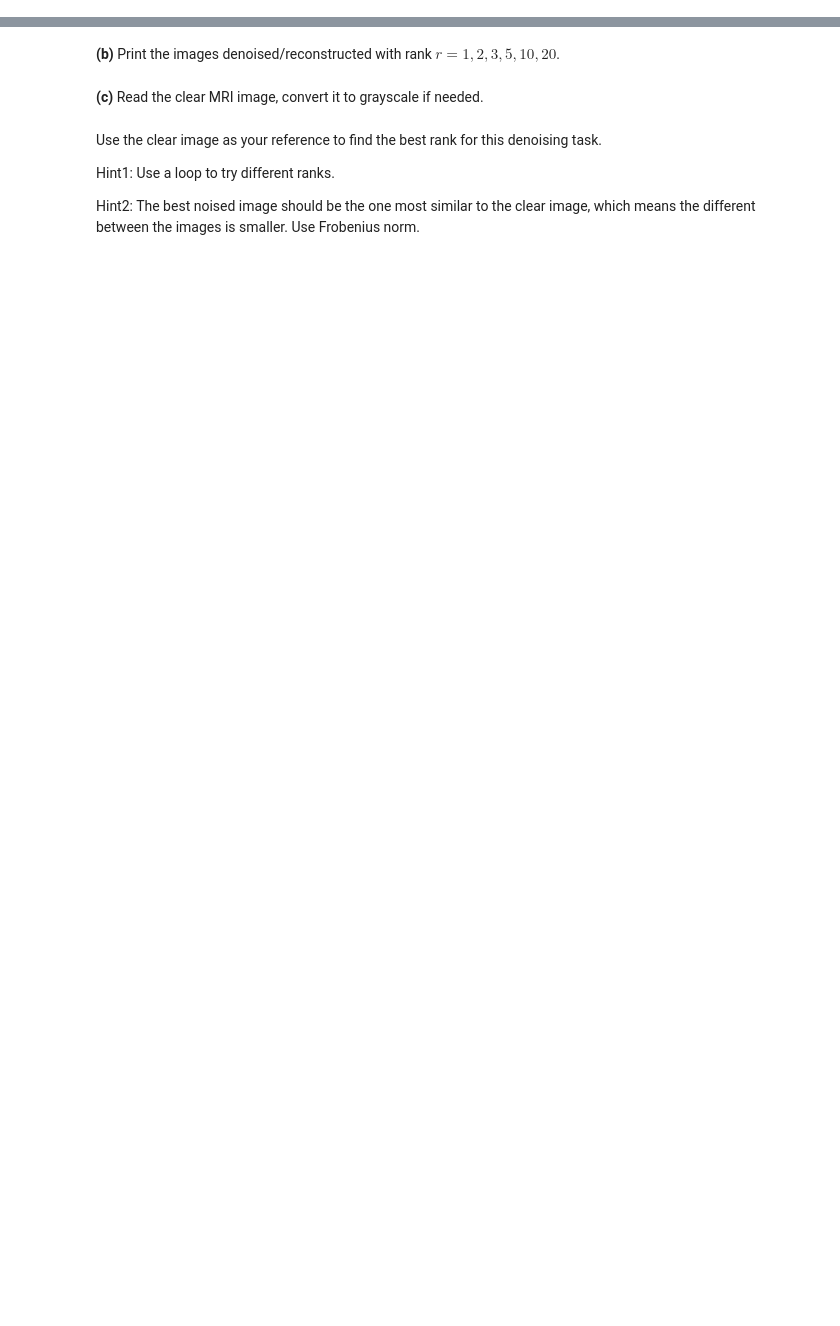
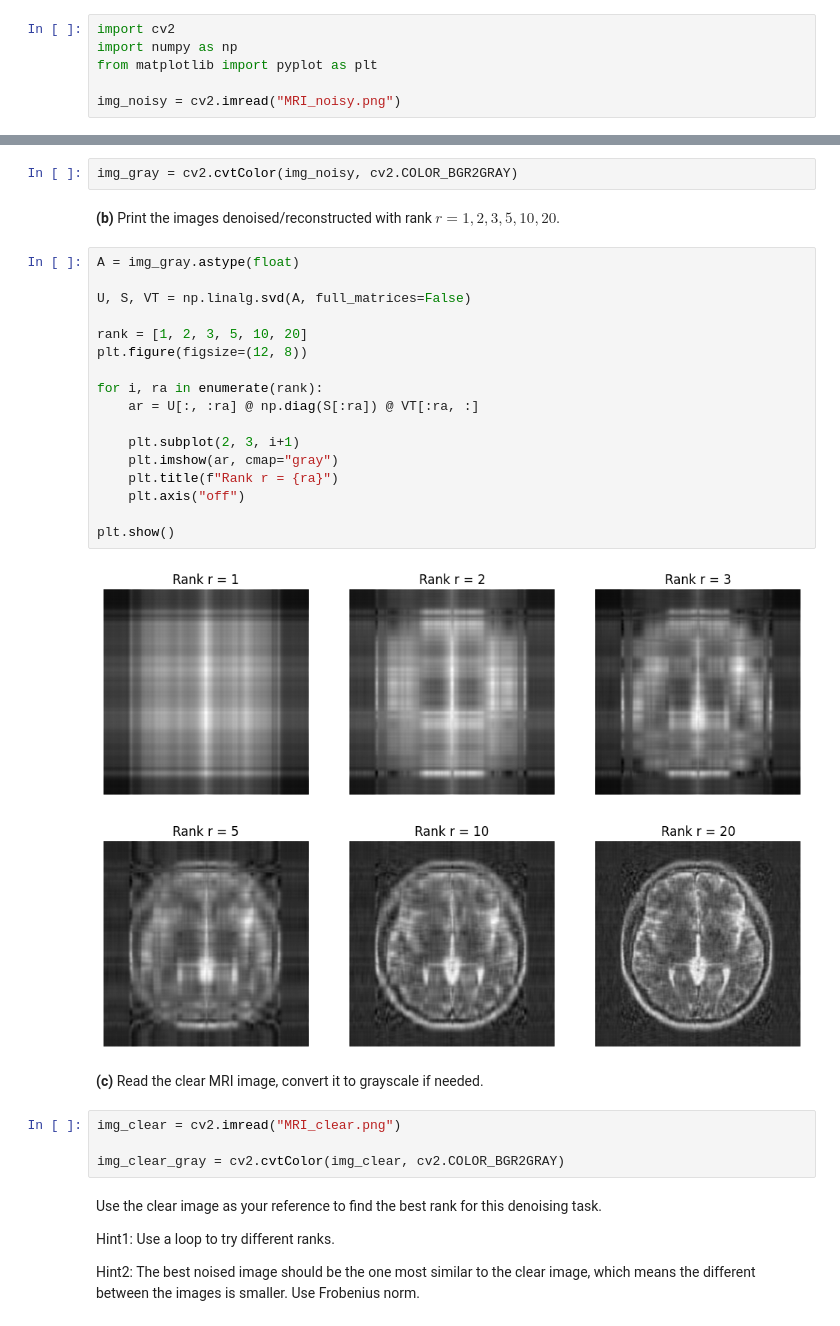
Before and after one commit to must108/sta4724, a Jupyter notebook: homework/hw5/Homework 5.ipynb, the cells around one changed output, grey strips where cells are left out. Drawn from its saved outputs; the diff is of its cells as text; blank space fills up the shorter version.

```diff
--- a/homework/hw5/Homework 5.ipynb
+++ b/homework/hw5/Homework 5.ipynb
@@ -12,12 +12,43 @@ After you finish, submit the saved notebook to webcourses.
 Many medical images, such as MRI, are low-rank. Medical image denoising is an active research field. A simple PCA won't achieve state-of-the-art denoising result, yet it is one of the simplest methods that give us some level of denoising.
 
 **(a)** Read the noisy MRI image.
+# %%
+import cv2
+import numpy as np
+from matplotlib import pyplot as plt
+
+img_noisy = cv2.imread("MRI_noisy.png")
 # %% [markdown]
 Based on how you read the image. If you read the image as a color image (that is, the data matrix has RGB color channels), then convert it to a grayscale image. Write "N/A" if you directly read it as a grayscale image.
+# %%
+img_gray = cv2.cvtColor(img_noisy, cv2.COLOR_BGR2GRAY)
 # %% [markdown]
 **(b)** Print the images denoised/reconstructed with rank $r = 1, 2, 3, 5, 10, 20$.
+# %%
+A = img_gray.astype(float)
+
+U, S, VT = np.linalg.svd(A, full_matrices=False)
+
+rank = [1, 2, 3, 5, 10, 20]
+plt.figure(figsize=(12, 8))
+
+for i, ra in enumerate(rank):
+    ar = U[:, :ra] @ np.diag(S[:ra]) @ VT[:ra, :]
+
+    plt.subplot(2, 3, i+1)
+    plt.imshow(ar, cmap="gray")
+    plt.title(f"Rank r = {ra}")
+    plt.axis("off")
+
+plt.show()
+# %% [output]
+[figure, added]
 # %% [markdown]
 **(c)** Read the clear MRI image, convert it to grayscale if needed.
+# %%
+img_clear = cv2.imread("MRI_clear.png")
+
+img_clear_gray = cv2.cvtColor(img_clear, cv2.COLOR_BGR2GRAY)
 # %% [markdown]
 Use the clear image as your reference to find the best rank for this denoising task.
 
```
Also changed, not shown: parts of 8 cells of this notebook.
